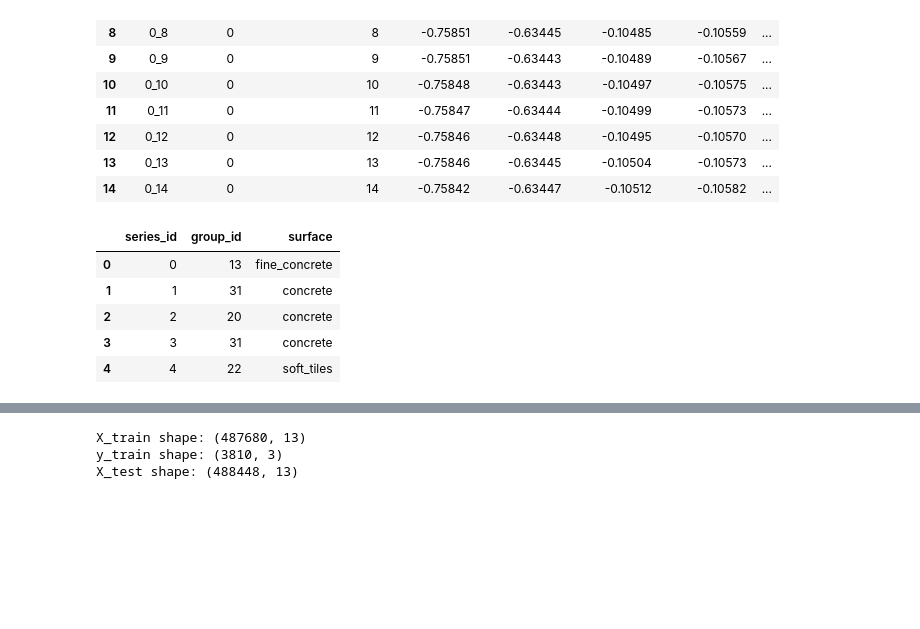
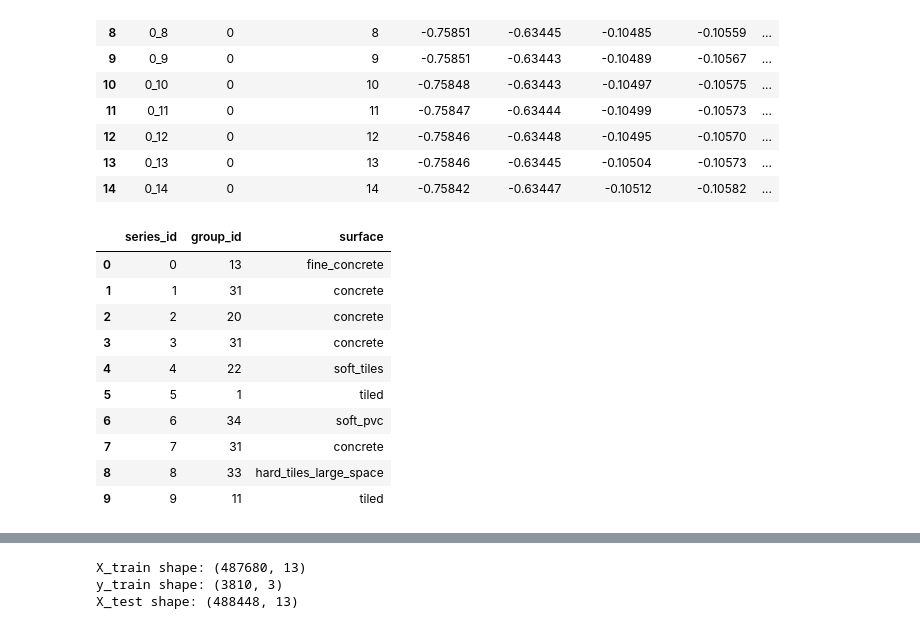
Before and after one commit to akansh12/Help_Robots_help_humanity, a Jupyter notebook: EDA.ipynb, the cells around one changed output, grey strips where cells are left out. Saved outputs shown, nothing was run; the diff lists cells and outputs as text; code cells hidden in the pictures; blank space fills up the shorter version.

```diff
--- a/EDA.ipynb
+++ b/EDA.ipynb
@@ -30,11 +30,16 @@ X_train.head(15)
 | 13 | 0_13 | 0 | 13 | -0.75846 | -0.63445 | -0.10504 | -0.10573 | ... |
 | 14 | 0_14 | 0 | 14 | -0.75842 | -0.63447 | -0.10512 | -0.10582 | ... |
 # %%
-y_train.head(5)
+y_train.head(10)
 # %% [output]
 |  | series_id | group_id | surface |
 | 0 | 0 | 13 | fine_concrete |
 | 1 | 1 | 31 | concrete |
 | 2 | 2 | 20 | concrete |
 | 3 | 3 | 31 | concrete |
 | 4 | 4 | 22 | soft_tiles |
+| 5 | 5 | 1 | tiled |
+| 6 | 6 | 34 | soft_pvc |
+| 7 | 7 | 31 | concrete |
+| 8 | 8 | 33 | hard_tiles_large_space |
+| 9 | 9 | 11 | tiled |
```
Also changed, not shown: parts of 10 cells of this notebook, 2 other files.
